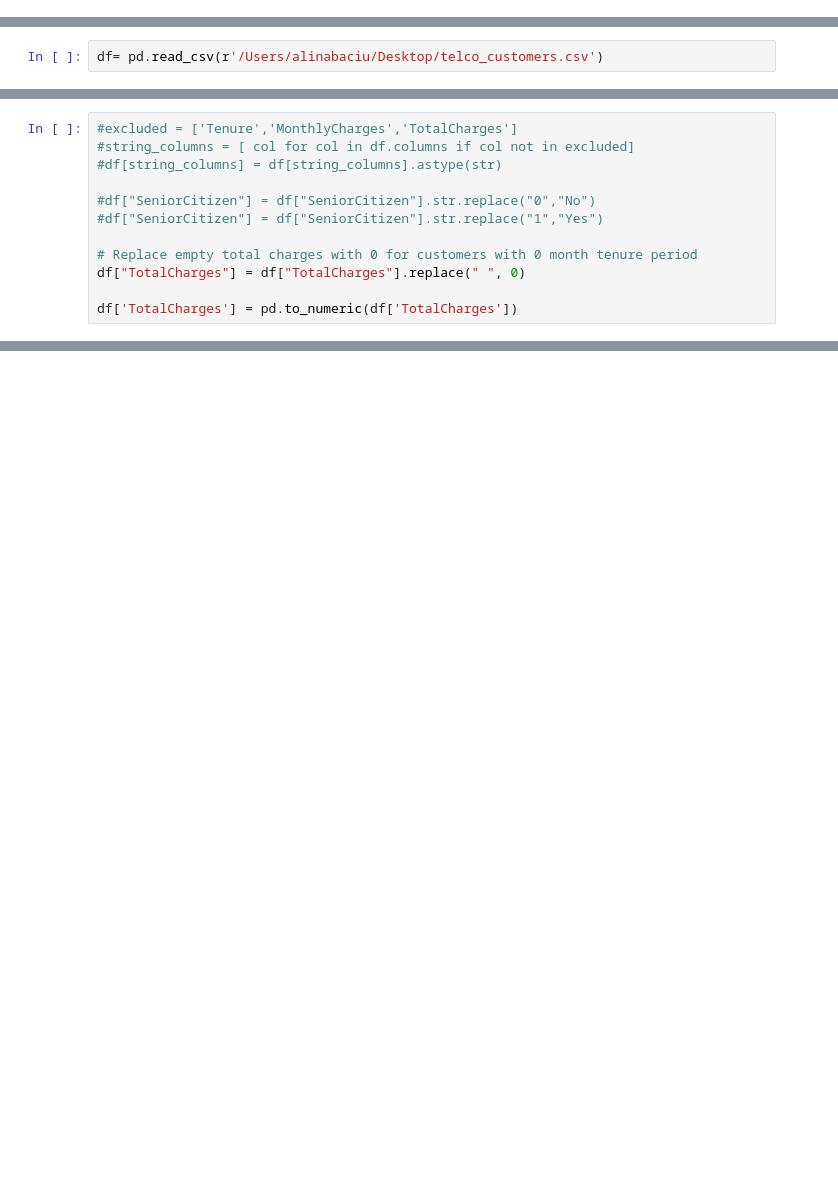
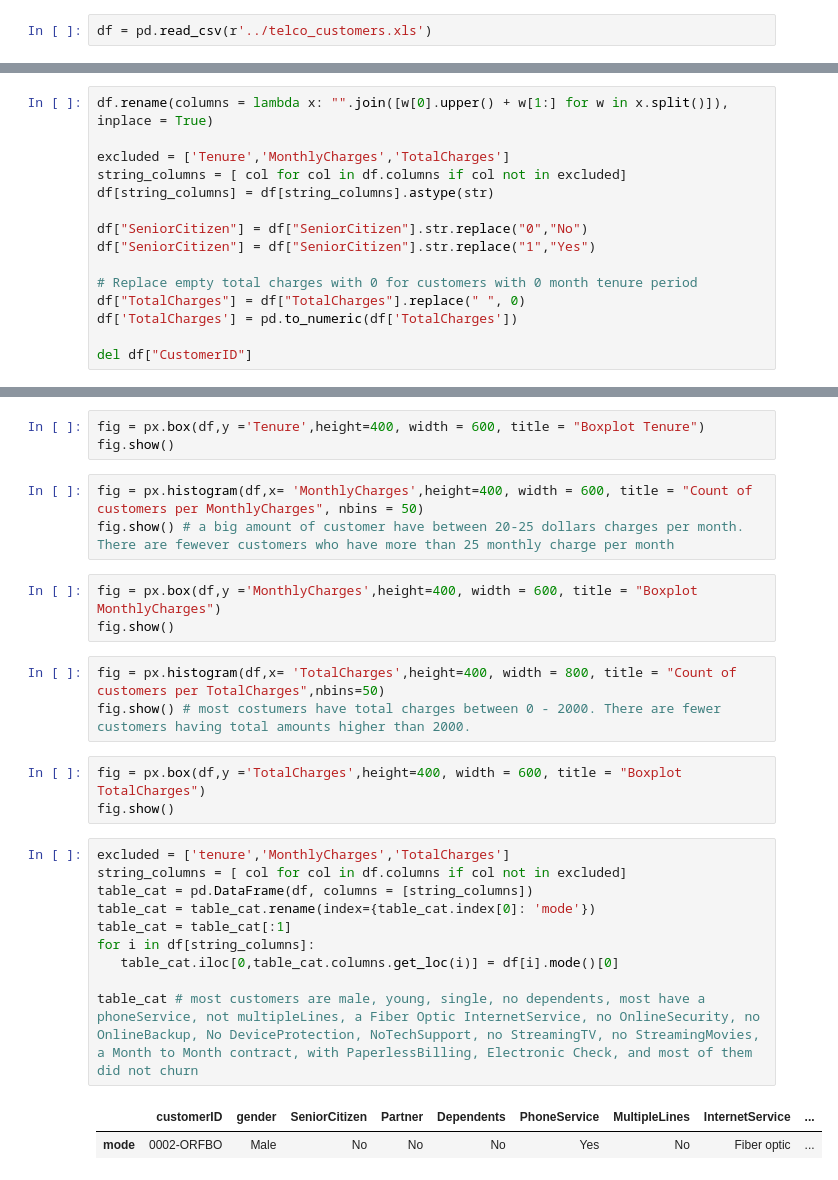
Before and after one commit to mikolajhilgert/jads-ml-project, a Jupyter notebook: notebooks/Data_Understanding.ipynb, the cells around one changed output, grey strips where cells are left out. Cells and saved outputs as stored; diff of their text form; blank space fills up the shorter version.

```diff
--- a/notebooks/Data_Understanding.ipynb
+++ b/notebooks/Data_Understanding.ipynb
@@ -3,0 +47,2 @@ import pandas as pd
+# %%
+df = pd.read_csv(r'../telco_customers.xls')
@@ -12,2 +58,0 @@ def volumetric_analysis(df):
-# %%
-df= pd.read_csv(r'/Users/alinabaciu/Desktop/telco_customers.csv')
@@ -55,12 +100,15 @@ Index(['CustomerID', 'Gender', 'SeniorCitizen', 'Partner', 'Dependents',
 # %%
-#excluded = ['Tenure','MonthlyCharges','TotalCharges']
-#string_columns = [ col for col in df.columns if col not in excluded]
-#df[string_columns] = df[string_columns].astype(str)
+df.rename(columns = lambda x: "".join([w[0].upper() + w[1:] for w in x.split()]), inplace = True)
 
-#df["SeniorCitizen"] = df["SeniorCitizen"].str.replace("0","No")
-#df["SeniorCitizen"] = df["SeniorCitizen"].str.replace("1","Yes")
+excluded = ['Tenure','MonthlyCharges','TotalCharges']
+string_columns = [ col for col in df.columns if col not in excluded]
+df[string_columns] = df[string_columns].astype(str)
+
+df["SeniorCitizen"] = df["SeniorCitizen"].str.replace("0","No")
+df["SeniorCitizen"] = df["SeniorCitizen"].str.replace("1","Yes")
 
 # Replace empty total charges with 0 for customers with 0 month tenure period
 df["TotalCharges"] = df["TotalCharges"].replace(" ", 0)
+df['TotalCharges'] = pd.to_numeric(df['TotalCharges'])
 
-df['TotalCharges'] = pd.to_numeric(df['TotalCharges'])
+del df["CustomerID"]
@@ -306,0 +208,28 @@ print(df.shape[0]-new_data.shape[0])
+# %%
+fig = px.box(df,y ='Tenure',height=400, width = 600, title = "Boxplot Tenure")
+fig.show()
+# %%
+fig = px.histogram(df,x= 'MonthlyCharges',height=400, width = 600, title = "Count of customers per MonthlyCharges", nbins = 50)
+fig.show() # a big amount of customer have between 20-25 dollars charges per month. There are fewever customers who have more than 25 monthly charge per month
+# %%
+fig = px.box(df,y ='MonthlyCharges',height=400, width = 600, title = "Boxplot MonthlyCharges")
+fig.show()
+# %%
+fig = px.histogram(df,x= 'TotalCharges',height=400, width = 800, title = "Count of customers per TotalCharges",nbins=50)
+fig.show() # most costumers have total charges between 0 - 2000. There are fewer customers having total amounts higher than 2000.
+# %%
+fig = px.box(df,y ='TotalCharges',height=400, width = 600, title = "Boxplot TotalCharges")
+fig.show()
+# %%
+excluded = ['tenure','MonthlyCharges','TotalCharges']
+string_columns = [ col for col in df.columns if col not in excluded]
+table_cat = pd.DataFrame(df, columns = [string_columns])
+table_cat = table_cat.rename(index={table_cat.index[0]: 'mode'})
+table_cat = table_cat[:1]
+for i in df[string_columns]:
+   table_cat.iloc[0,table_cat.columns.get_loc(i)] = df[i].mode()[0]
+
+table_cat # most customers are male, young, single, no dependents, most have a phoneService, not multipleLines, a Fiber Optic InternetService, no OnlineSecurity, no OnlineBackup, No DeviceProtection, NoTechSupport, no StreamingTV, no StreamingMovies, a Month to Month contract, with PaperlessBilling, Electronic Check, and most of them did not churn
+# %% [output]
+|  | customerID | gender | SeniorCitizen | Partner | Dependents | PhoneService | MultipleLines | InternetService | ... |
+| mode | 0002-ORFBO | Male | No | No | No | Yes | No | Fiber optic | ... |
```
Also changed, not shown: parts of 81 cells of this notebook, 9 other files.
